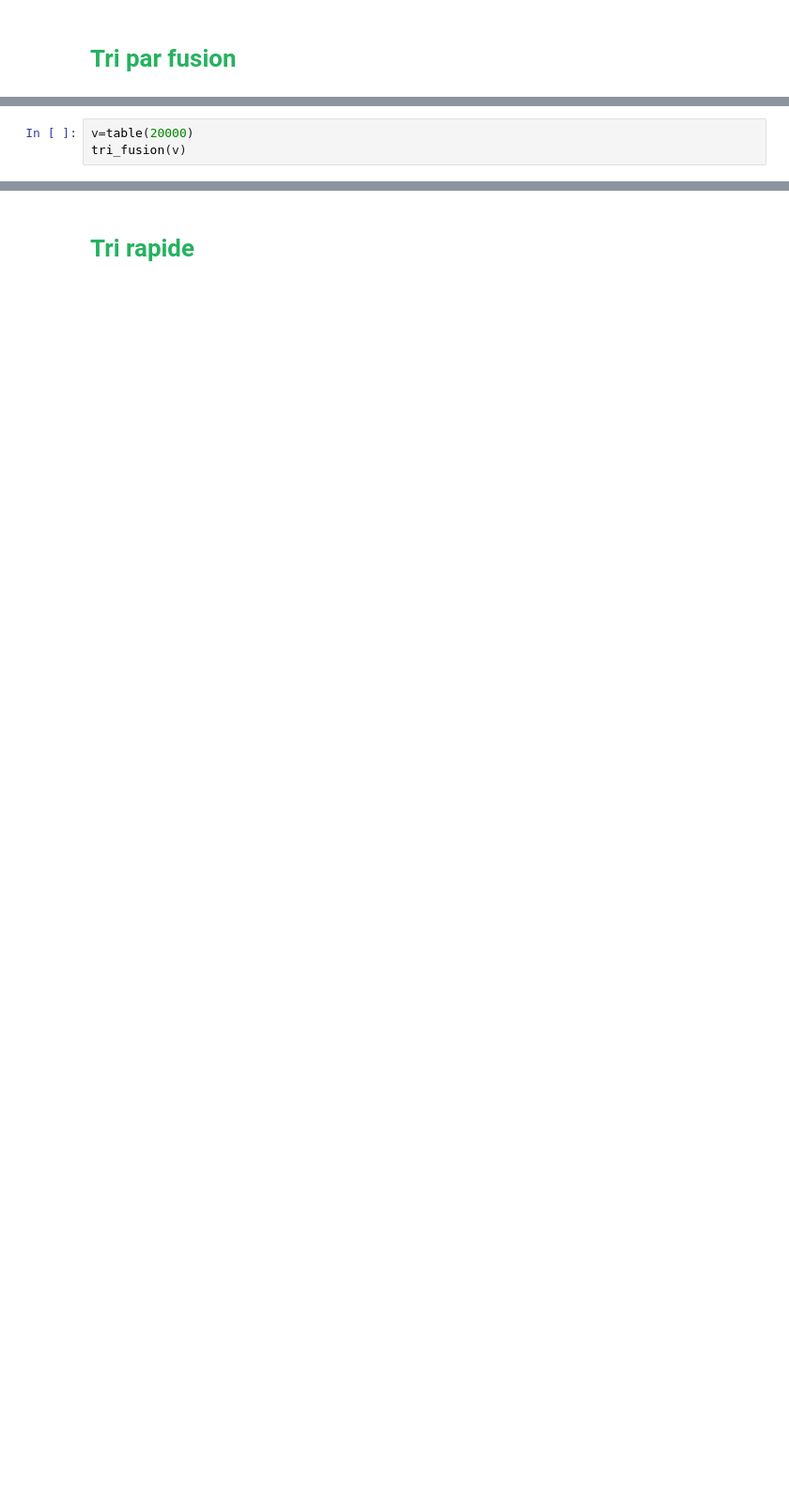
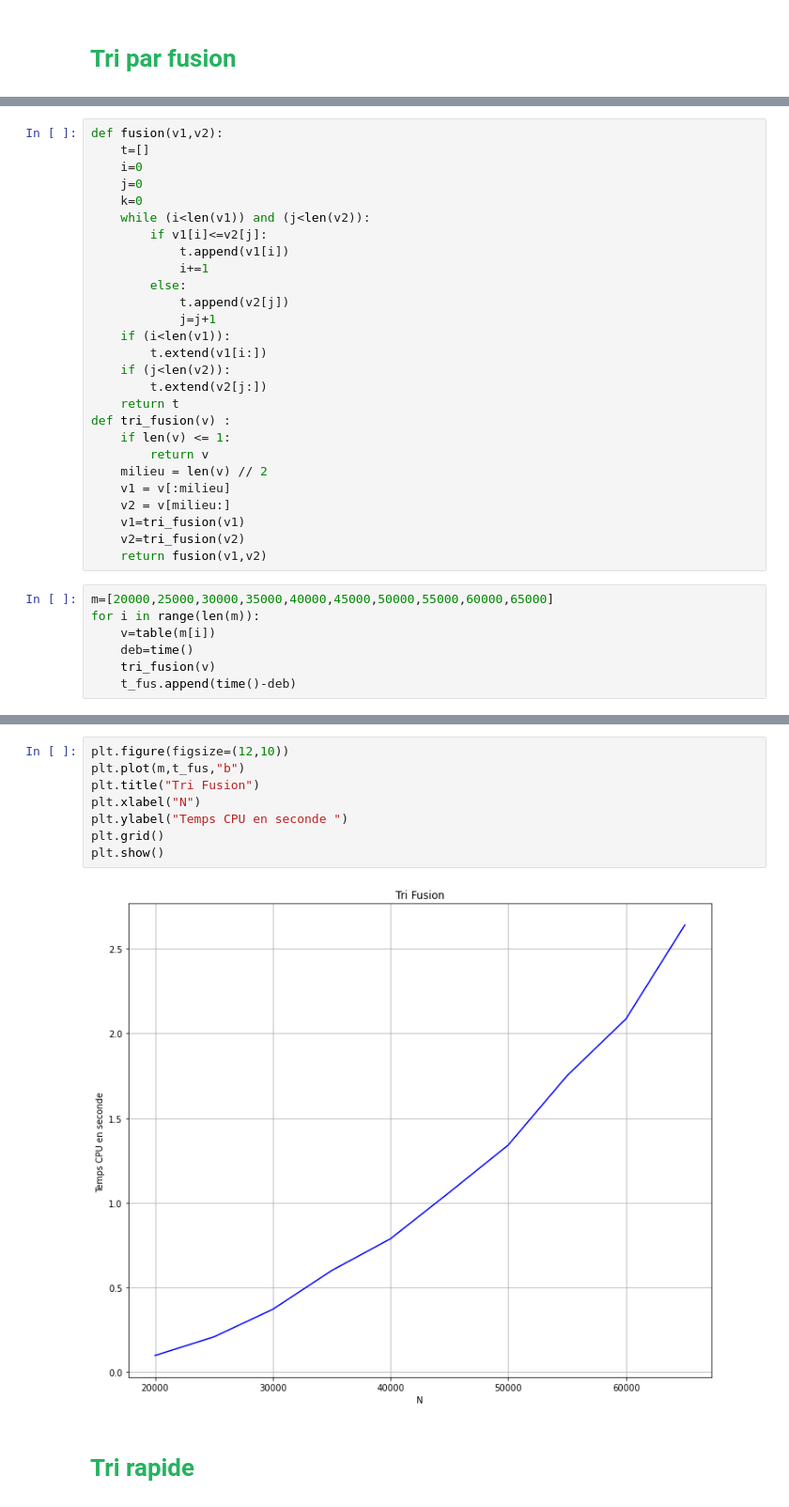
Before and after one commit to RouaZayani/Algorithme_avancee, a Jupyter notebook: Tri/Tri_ZayaniRoua2DNI.ipynb, the cells around one changed output, grey strips where cells are left out. Shown at 94% size. Drawn from its saved outputs; the diff is of its cells as text; blank space fills up the shorter version.

```diff
--- a/Tri/Tri_ZayaniRoua2DNI.ipynb
+++ b/Tri/Tri_ZayaniRoua2DNI.ipynb
@@ -195,3 +167,0 @@ def tri_fusion(v) :
-# %%
-v=table(20000)
-tri_fusion(v)
@@ -201,0 +168,34 @@ plt.plot(n,temps)
+# %%
+def fusion(v1,v2):
+    t=[]
+    i=0
+    j=0
+    k=0
+    while (i<len(v1)) and (j<len(v2)):
+        if v1[i]<=v2[j]:
+            t.append(v1[i])
+            i+=1
+        else:
+            t.append(v2[j])
+            j=j+1
+    if (i<len(v1)):
+        t.extend(v1[i:])
+    if (j<len(v2)):
+        t.extend(v2[j:])
+    return t
+def tri_fusion(v) :
+    if len(v) <= 1:
+        return v
+    milieu = len(v) // 2
+    v1 = v[:milieu]
+    v2 = v[milieu:]
+    v1=tri_fusion(v1)
+    v2=tri_fusion(v2)
+    return fusion(v1,v2)
+# %%
+m=[20000,25000,30000,35000,40000,45000,50000,55000,60000,65000]
+for i in range(len(m)):
+    v=table(m[i])
+    deb=time()
+    tri_fusion(v)
+    t_fus.append(time()-deb)
@@ -202,3 +215,13 @@ plt.plot(n,temps)
+# %%
+plt.figure(figsize=(12,10))
+plt.plot(m,t_fus,"b")
+plt.title("Tri Fusion")
+plt.xlabel("N")
+plt.ylabel("Temps CPU en seconde ")
+plt.grid()
+plt.show()
+# %% [output]
+[figure, added]
 # %% [markdown]
 <h1 style='color:#26B260'> Tri rapide </h1>
 # %%
```
Also changed, not shown: parts of 4 cells of this notebook.
